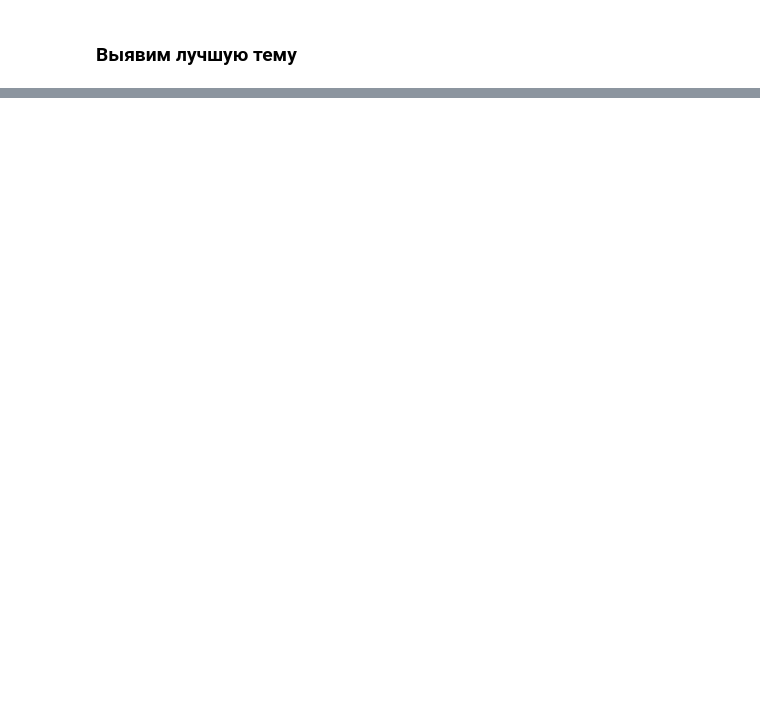
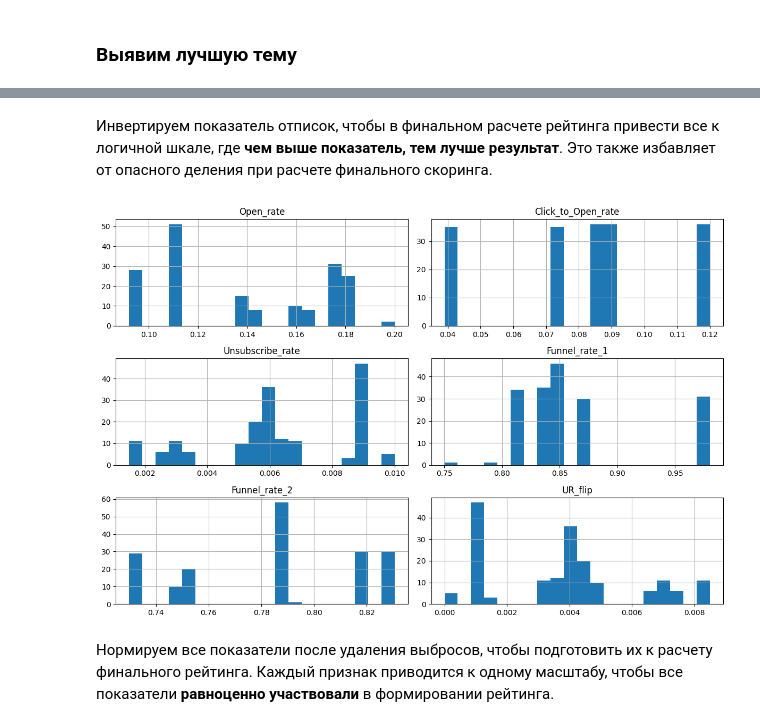
Before and after one commit to chekun4k/data-analytics-portfolio, a Jupyter notebook: Маркейтинговый анализ email-рассылок/Маркейтинговый анализ email-рассылок.ipynb, the cells around one changed output, grey strips where cells are left out. Drawn from its saved outputs; the diff is of its cells as text; code cells hidden in the pictures; blank space fills up the shorter version.

```diff
--- a/Маркейтинговый анализ email-рассылок/Маркейтинговый анализ email-рассылок.ipynb
+++ b/Маркейтинговый анализ email-рассылок/Маркейтинговый анализ email-рассылок.ipynb
@@ -203,0 +154,3 @@ best_e
+# %%
+email_pivot = email_pivot[email_pivot['Unsubscribe_rate'] < 0.1]
+email_pivot = email_pivot[email_pivot['Funnel_rate_2'] > 0.6]
@@ -203,0 +173,11 @@ best_e
+# %% [markdown]
+Инвертируем показатель отписок, чтобы в финальном расчете рейтинга привести все к логичной шкале, где **чем выше показатель, тем лучше результат**. Это также избавляет от опасного деления при расчете финального скоринга.
+# %%
+email_pivot['UR_flip'] = email_pivot['Unsubscribe_rate'].max() - email_pivot['Unsubscribe_rate']
+# %%
+email_pivot.hist(bins=20, figsize=(12, 8))
+plt.tight_layout()
+# %% [output]
+[figure, added]
+# %% [markdown]
+Нормируем все показатели после удаления выбросов, чтобы подготовить их к расчету финального рейтинга. Каждый признак приводится к одному масштабу, чтобы все показатели **равноценно участвовали** в формировании рейтинга.
```
Also changed, not shown: parts of 41 cells of this notebook.
